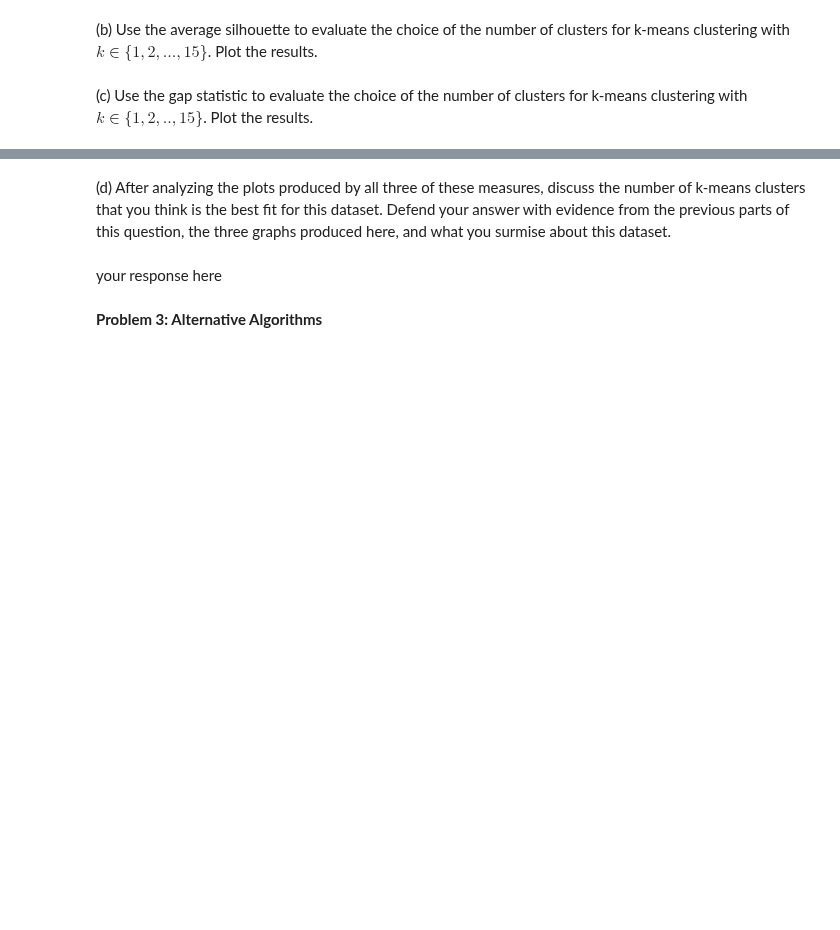
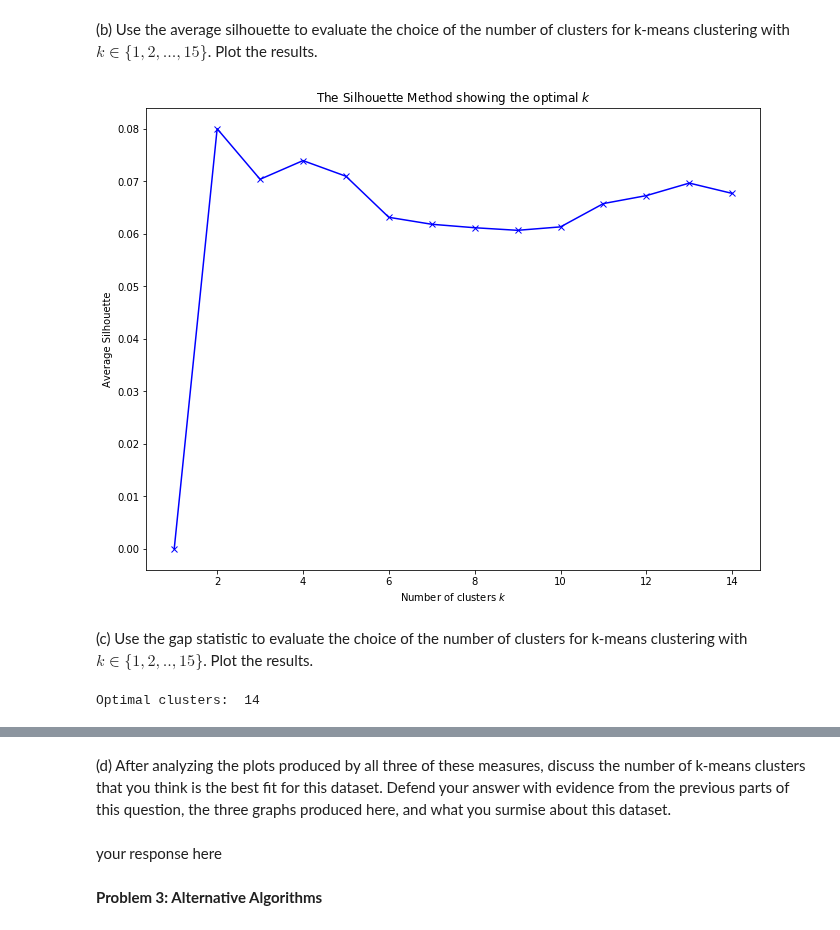
Before and after one commit to jackxxu/2020-CS109B, a Jupyter notebook: content/homeworks/hw02/notebook/cs109b_hw2.ipynb, the cells around one changed output, grey strips where cells are left out. Cells and saved outputs as stored; diff of their text form; code cells hidden in the pictures; blank space fills up the shorter version.

```diff
--- a/content/homeworks/hw02/notebook/cs109b_hw2.ipynb
+++ b/content/homeworks/hw02/notebook/cs109b_hw2.ipynb
@@ -393,2 +392,23 @@ ValueError: x and y must have same first dimension, but have shapes (10,) and (1
+# %%
+#your code here
+
+from sklearn.metrics import silhouette_score
+
+sample = postures_pca_df.sample(2000, random_state=109)
+
+scores = [0]
+for i in range(2, 15):
+    fitx = KMeans(n_clusters=i, init='random', n_init=46, random_state=109).fit(sample)
+    score = silhouette_score(sample, fitx.labels_)
+    scores.append(score)
+
+plt.figure(figsize=(11,8.5))
+plt.plot(range(1,15), np.array(scores), 'bx-')
+plt.xlabel('Number of clusters $k$')
+plt.ylabel('Average Silhouette')
+plt.title('The Silhouette Method showing the optimal $k$')
+plt.show()
+# %% [output]
+[figure, added]
 # %% [markdown]
 (c) Use the gap statistic to evaluate the choice of the number of clusters for k-means clustering with $k \in \{1,2,..,15\}$. Plot the results.
@@ -396,0 +415,13 @@ ValueError: x and y must have same first dimension, but have shapes (10,) and (1
+# %%
+#your code here
+
+from gap_statistic import OptimalK
+from sklearn.datasets.samples_generator import make_blobs
+
+sample = postures_pca_df.sample(2000, random_state=109)
+gs_obj = OptimalK()
+
+n_clusters = gs_obj(sample.values, n_refs=50, cluster_array=np.arange(1, 15))
+print('Optimal clusters: ', n_clusters)
+# %% [output]
+Optimal clusters:  14
```
Also changed, not shown: parts of 4 cells of this notebook.
